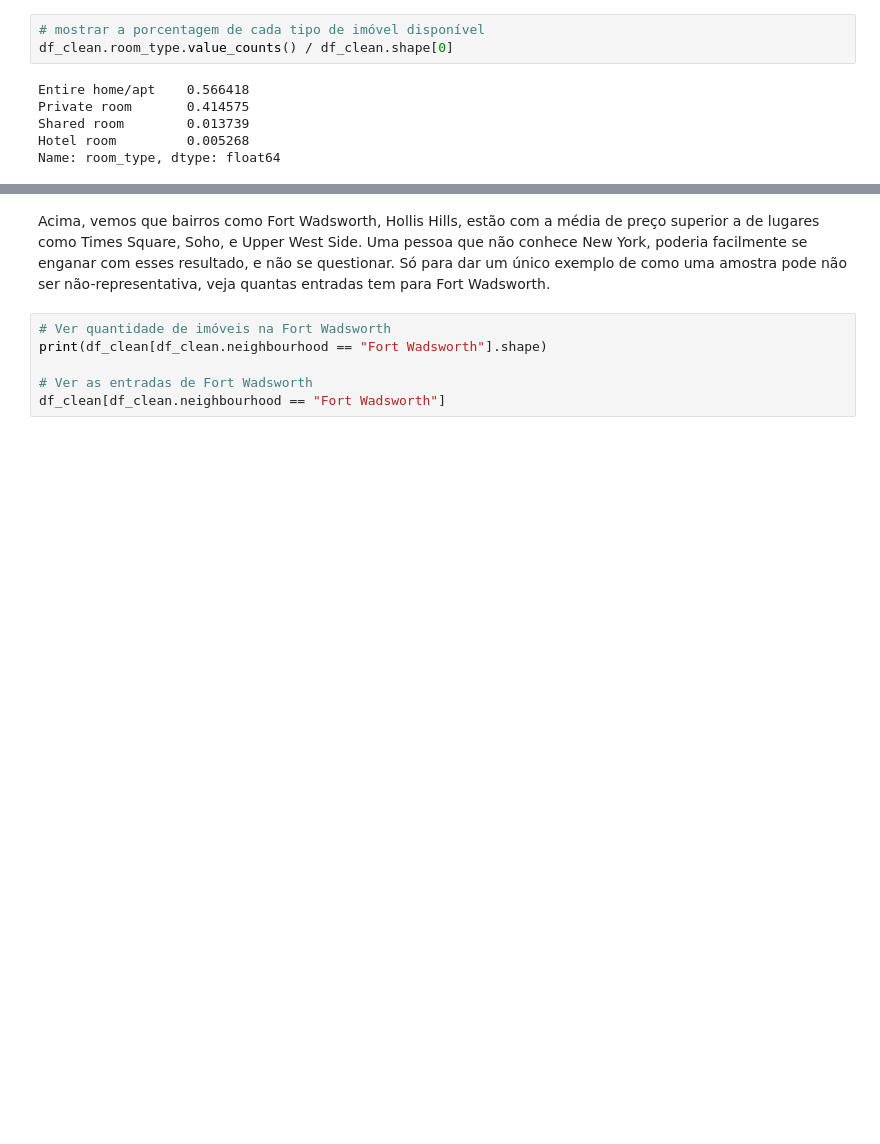
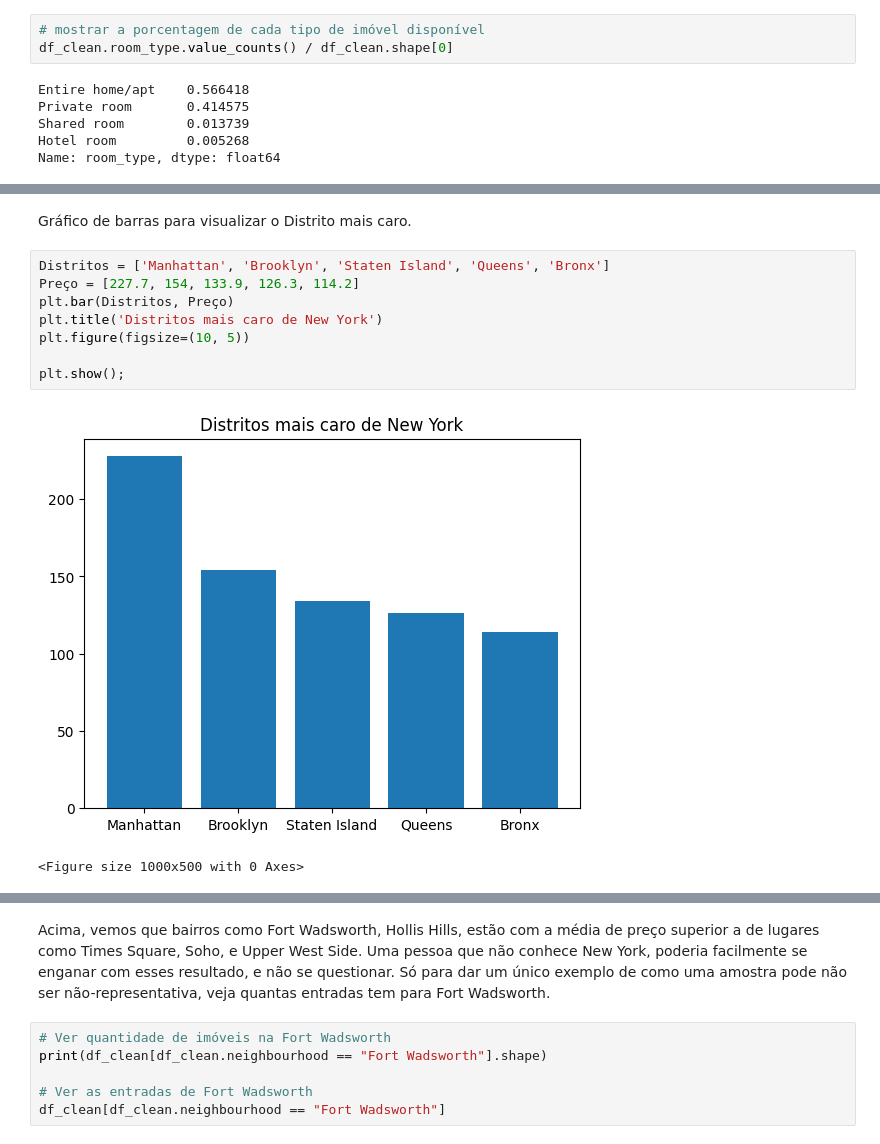
Before and after one commit to jeremiasAmorim/Repository_01, a Jupyter notebook: Projeto_Airbnb_New_York.ipynb, the cells around one changed output, grey strips where cells are left out. Cells and saved outputs as stored; diff of their text form; blank space fills up the shorter version.

```diff
--- a/Projeto_Airbnb_New_York.ipynb
+++ b/Projeto_Airbnb_New_York.ipynb
@@ -288,2 +338,15 @@ Uma maneira de se verificar uma variável em função de outra é usando o `grou
+# %% [markdown]
+Gráfico de barras para visualizar o Distrito mais caro.
+# %%
+Distritos = ['Manhattan', 'Brooklyn', 'Staten Island', 'Queens', 'Bronx']
+Preço = [227.7, 154, 133.9, 126.3, 114.2]
+plt.bar(Distritos, Preço)
+plt.title('Distritos mais caro de New York')
+plt.figure(figsize=(10, 5))
+
+plt.show();
+# %% [output]
+[figure, added]
+<Figure size 1000x500 with 0 Axes>
 # %%
 # ver preços por bairros, na média
```
Also changed, not shown: parts of 19 cells of this notebook.
